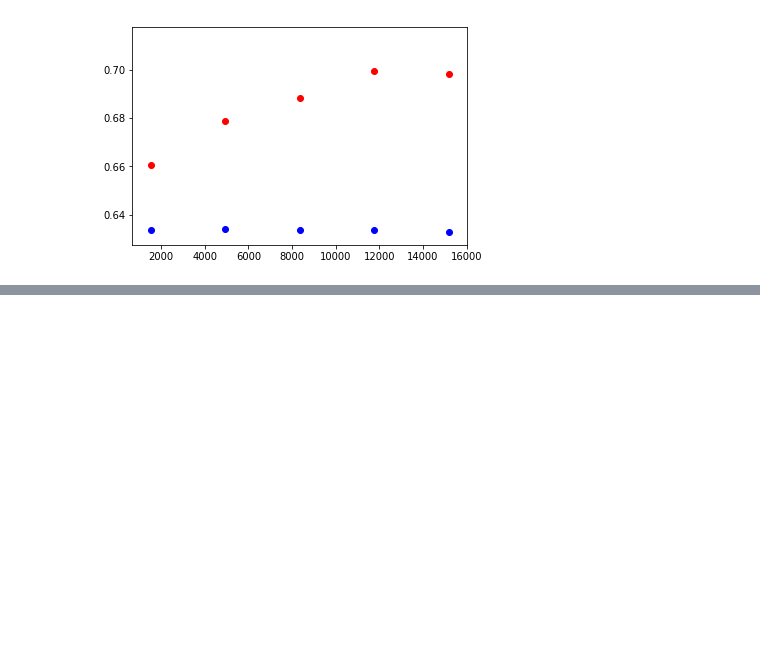
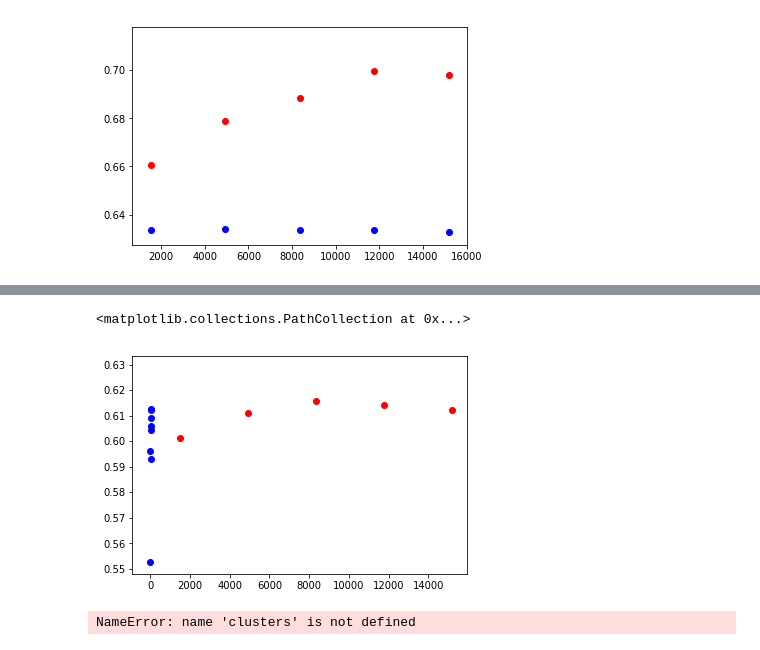
Before and after one commit to lbreguet/CS2091---Fundamentals-of-Data-Science, a Jupyter notebook: Practice/Churn2.ipynb, the cells around one changed output, grey strips where cells are left out. Saved outputs shown, nothing was run; the diff lists cells and outputs as text; code cells hidden in the pictures; blank space fills up the shorter version.

```diff
--- a/Practice/Churn2.ipynb
+++ b/Practice/Churn2.ipynb
@@ -141,0 +193,12 @@ plt.scatter(train, mean_v, c='blue')
+# %%
+plt.scatter(train_sizes, mean_values, c='red')
+plt.scatter(rng3, scor, c='blue')
+# %% [output]
+<matplotlib.collections.PathCollection at 0x...>
+[figure, added]
+# %%
+from sklearn.cluster import AgglomerativeClustering
+model = AgglomerativeClustering(n_clusters=2)
+clusters = clusters.fit_predict(data)
+# %% [output]
+NameError: name 'clusters' is not defined
```
Also changed, not shown: parts of 21 cells of this notebook, 11 other files.
